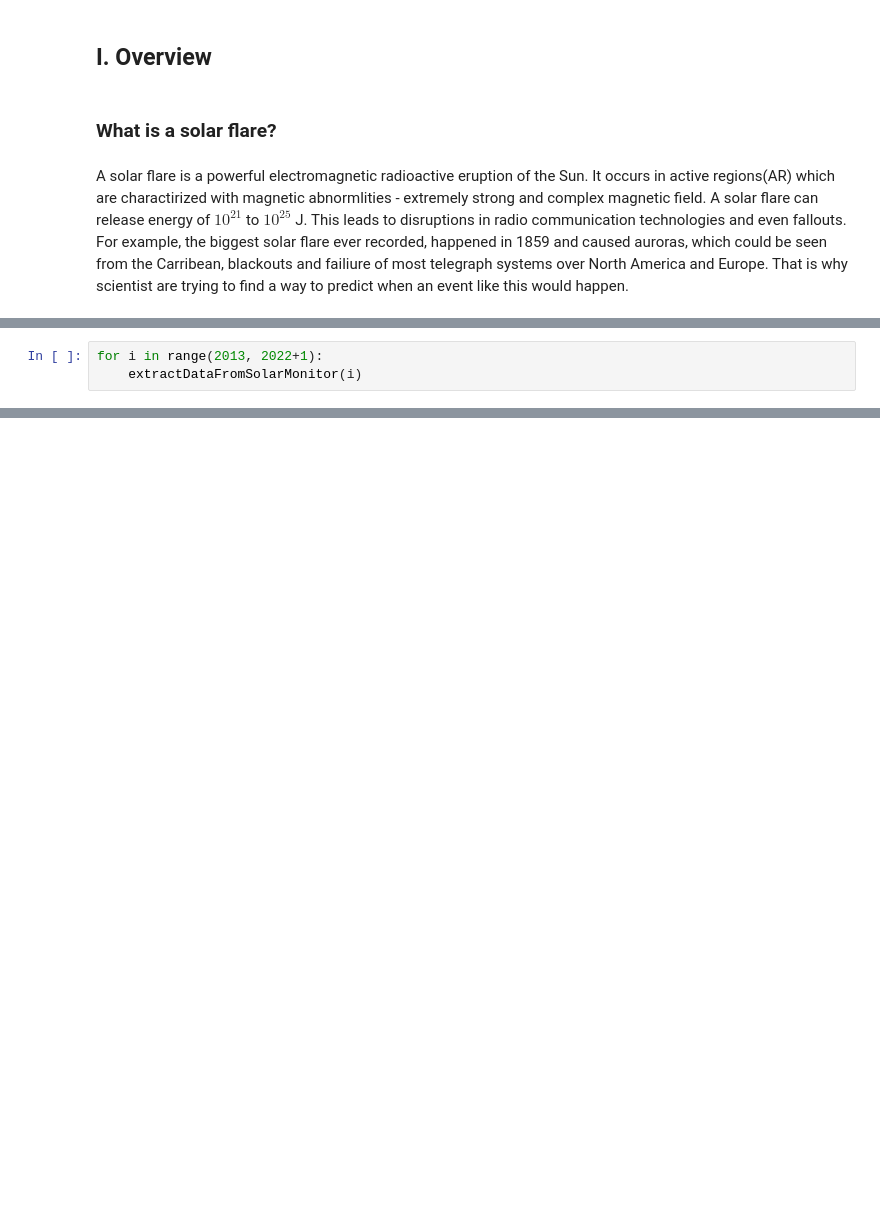
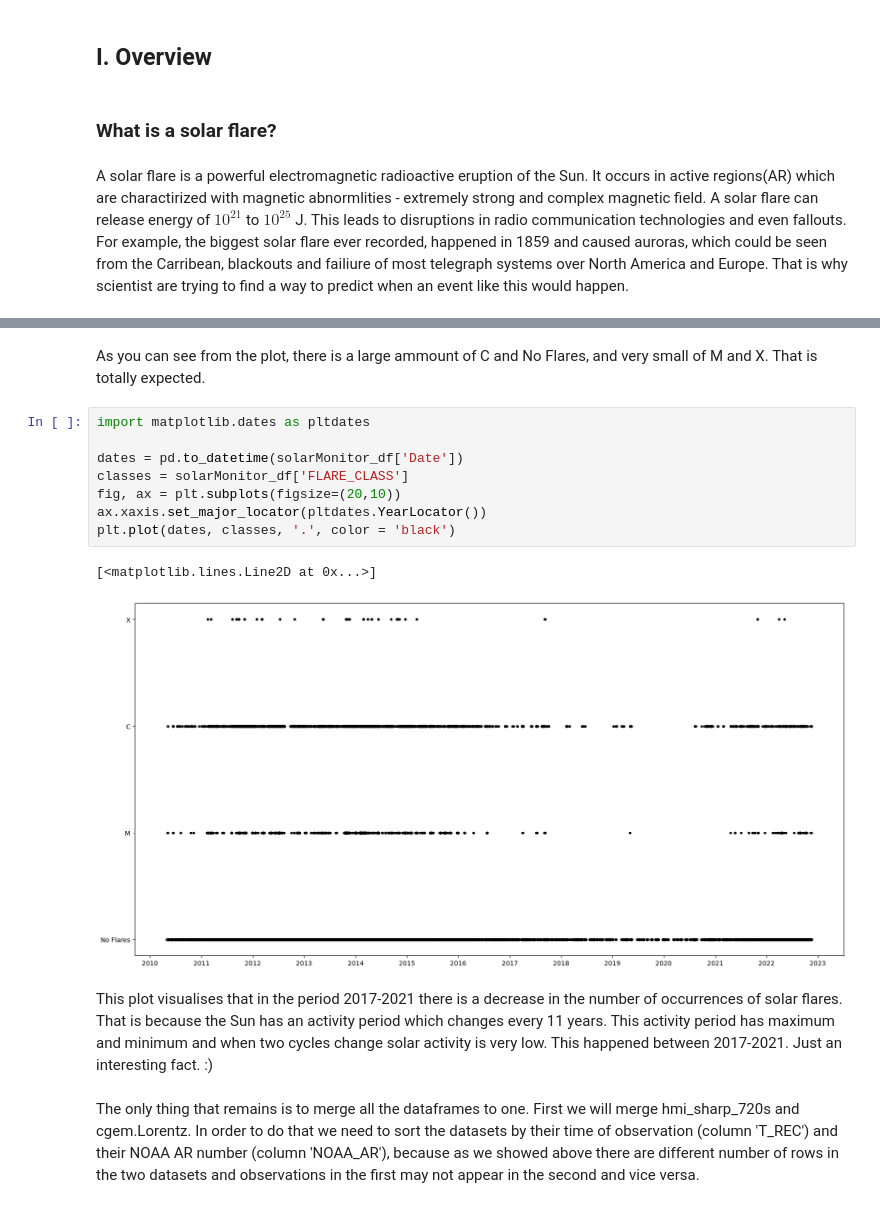
Before and after one commit to MartinNN07/A-Machine-Learning-Model-for-Solar-Flare-Predictions, a Jupyter notebook: Solar Flare Prediction.ipynb, the cells around one changed output, grey strips where cells are left out. Drawn from its saved outputs; the diff is of its cells as text; blank space fills up the shorter version.

```diff
--- a/Solar Flare Prediction.ipynb
+++ b/Solar Flare Prediction.ipynb
@@ -137,3 +173,0 @@ def extractDataFromSolarMonitor(year):
-# %%
-for i in range(2013, 2022+1):
-    extractDataFromSolarMonitor(i)
@@ -150,0 +333,17 @@ Currently extracting data from year 2022
+# %% [markdown]
+As you can see from the plot, there is a large ammount of C and No Flares, and very small of M and X. That is totally expected.
+# %%
+import matplotlib.dates as pltdates
+
+dates = pd.to_datetime(solarMonitor_df['Date'])
+classes = solarMonitor_df['FLARE_CLASS']
+fig, ax = plt.subplots(figsize=(20,10))
+ax.xaxis.set_major_locator(pltdates.YearLocator())
+plt.plot(dates, classes, '.', color = 'black')
+# %% [output]
+[<matplotlib.lines.Line2D at 0x...>]
+[figure, added]
+# %% [markdown]
+This plot visualises that in the period 2017-2021 there is a decrease in the number of occurrences of solar flares. That is because the Sun has an activity period which changes every 11 years. This activity period has maximum and minimum and when two cycles change solar activity is very low. This happened between 2017-2021. Just an interesting fact. :)
+# %% [markdown]
+The only thing that remains is to merge all the dataframes to one. First we will merge hmi_sharp_720s and cgem.Lorentz. In order to do that we need to sort the datasets by their time of observation (column 'T_REC') and their NOAA AR number (column 'NOAA_AR'), because as we showed above there are different number of rows in the two datasets and observations in the first may not appear in the second and vice versa.
```
Also changed, not shown: parts of 88 cells of this notebook, 3 other files.
